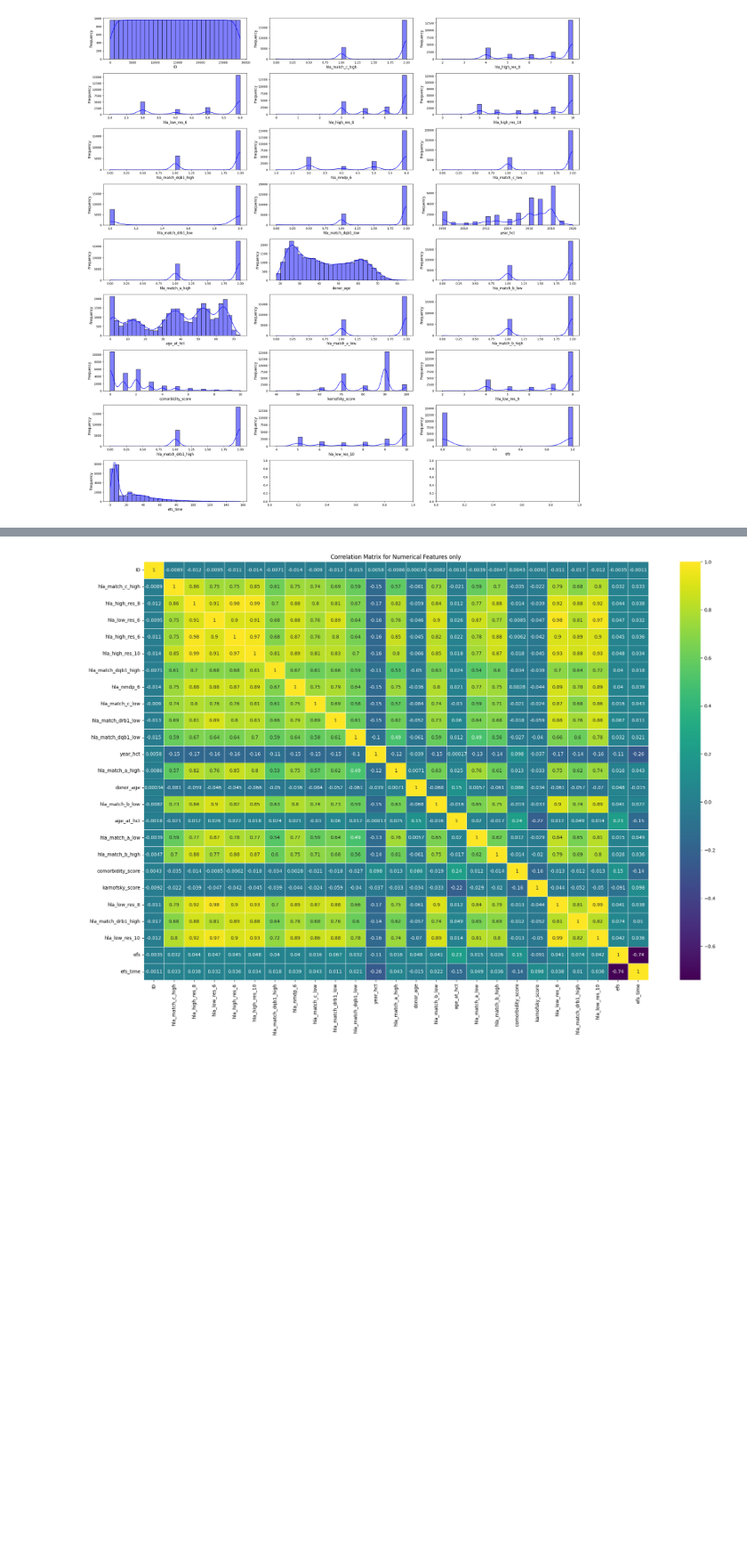
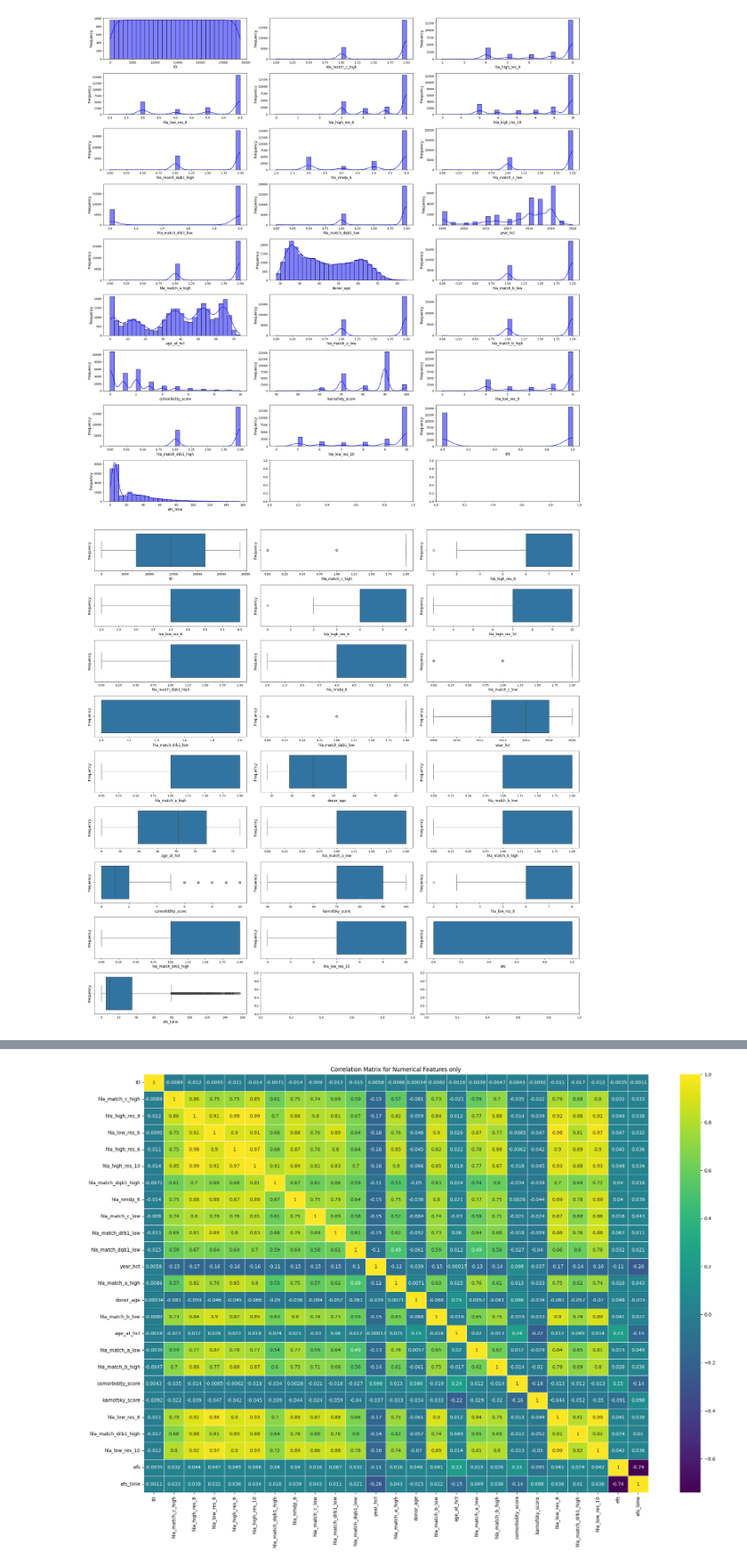
Before and after one commit to AlexBoving/cibmtr-equity-in-post-hct-survival-predictions, a Jupyter notebook: notebooks/eda.ipynb, the cells around one changed output, grey strips where cells are left out. Shown at 89% size. Drawn from its saved outputs; the diff is of its cells as text; code cells hidden in the pictures; blank space fills up the shorter version.

```diff
--- a/notebooks/eda.ipynb
+++ b/notebooks/eda.ipynb
@@ -30,7 +30,7 @@ from sklearn.impute import KNNImputer
 # %% [markdown]
 ## Read Dataset
 # %%
-df = pd.read_csv('/content/train.csv')
+df = pd.read_csv('../data/train.csv')
 # %%
 # head
 df.head()
@@ -198,9 +197,18 @@ plt.show()
 [figure]
 # %%
 # use boxplot to understand to check for outliers.
-#for i in df.select_dtypes(include='number').columns:
-#    sns.boxplot(data=df, x=i)
-#    plt.show()
+fig, axes = plt.subplots(num_rows, 3, figsize=(24, 24))
+
+for i, col in enumerate(df.select_dtypes(include='number').columns):
+    ax = axes[i // 3, i % 3]  # Properly index the subplot grid
+    sns.boxplot(data=df, x=col, ax=ax)  # Pass the column name and specify the axis
+    ax.set_xlabel(col, fontsize=12)
+    ax.set_ylabel('Frequency', fontsize=12)
+
+plt.tight_layout()
+plt.show()
+# %% [output]
+[figure, added]
 # %%
 # scatter the plot to understand the relationship between the features.
 fig, axes = plt.subplots(num_rows, 3, figsize=(24, 24))
```
Also changed, not shown: parts of 17 cells of this notebook.
